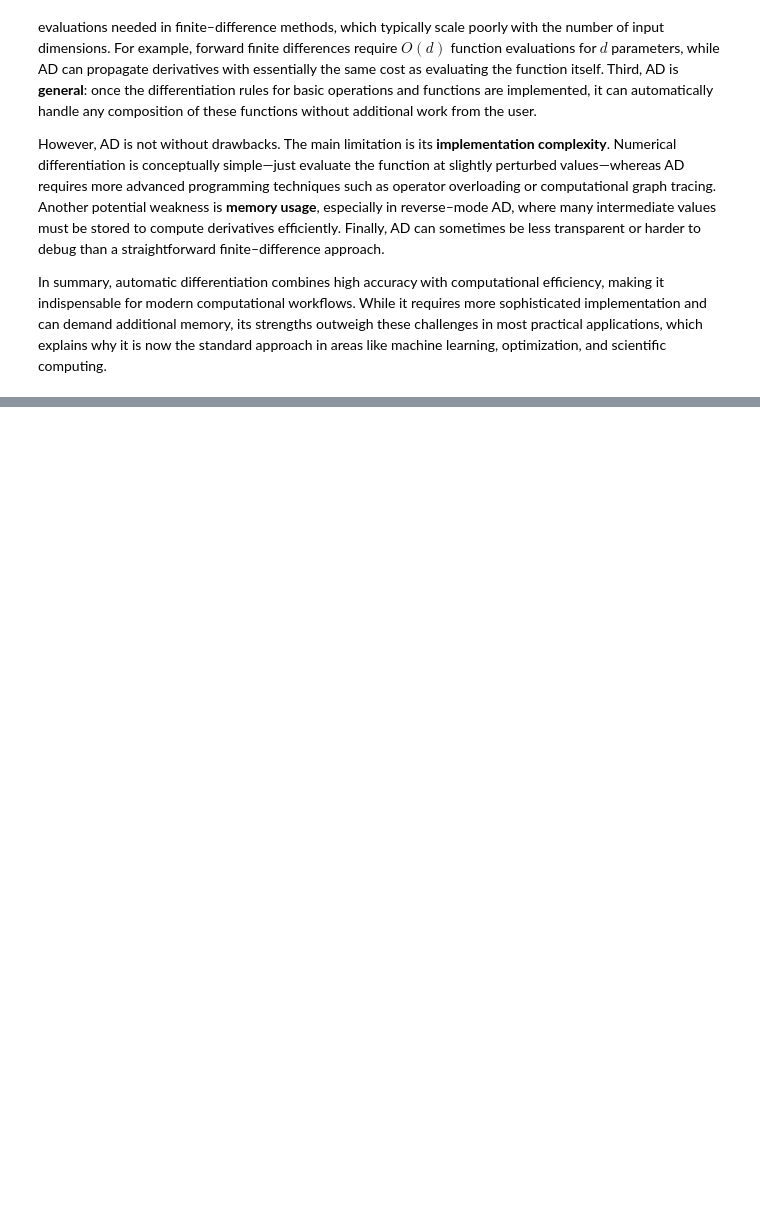
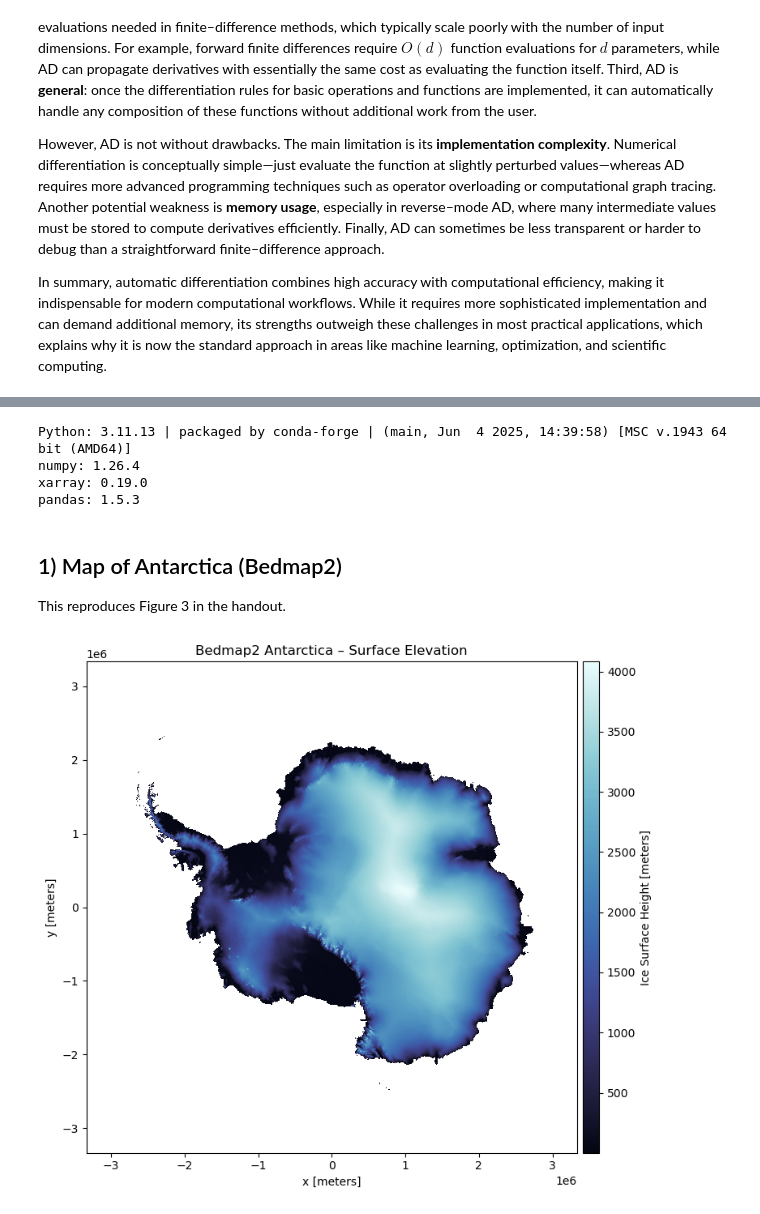
Before and after one commit to hoyes127/MOD300_Project_1, a Jupyter notebook: project1.ipynb, the cells around one changed output, grey strips where cells are left out. Cells and saved outputs as stored; diff of their text form; code cells hidden in the pictures; blank space fills up the shorter version.

```diff
--- a/project1.ipynb
+++ b/project1.ipynb
@@ -839,0 +858,34 @@ In summary, automatic differentiation combines high accuracy with computational
+# %%
+# Imports & version check
+import numpy as np
+import xarray as xr
+import matplotlib.pyplot as plt
+import rockhound as rh
+import cmocean
+import pandas as pd
+import sys
+print('Python:', sys.version)
+print('numpy:', np.__version__)
+print('xarray:', xr.__version__)
+print('pandas:', pd.__version__)
+# %% [output]
+Python: 3.11.13 | packaged by conda-forge | (main, Jun  4 2025, 14:39:58) [MSC v.1943 64 bit (AMD64)]
+numpy: 1.26.4
+xarray: 0.19.0
+pandas: 1.5.3
+# %% [markdown]
+## 1) Map of Antarctica (Bedmap2)
+This reproduces Figure 3 in the handout.
+# %%
+# Fetch Bedmap2: thickness, surface, bed (cached after first run)
+bedmap = rh.fetch_bedmap2(datasets=["thickness","surface","bed"])  # may take a while on first run
+
+plt.figure(figsize=(8,7))
+ax = plt.subplot(111)
+bedmap.surface.plot.pcolormesh(ax=ax, cmap=cmocean.cm.ice,
+                               cbar_kwargs=dict(pad=0.01, aspect=30))
+plt.title("Bedmap2 Antarctica – Surface Elevation")
+plt.tight_layout()
+plt.show()
+# %% [output]
+[figure, added]
```
Also changed, not shown: parts of 14 cells of this notebook.
